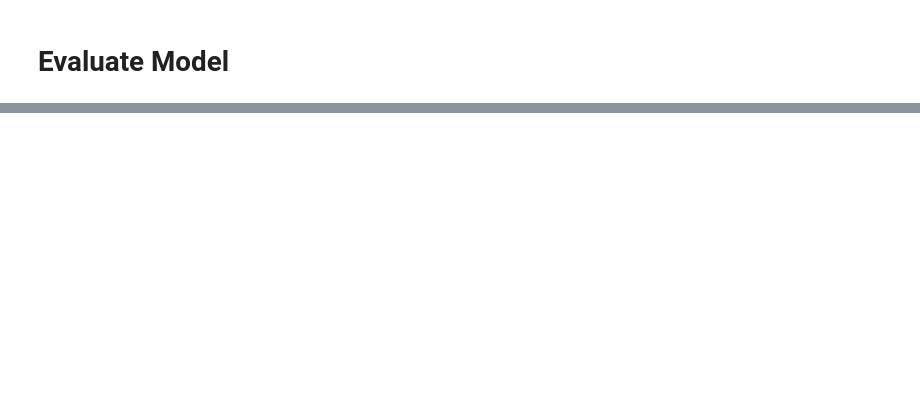
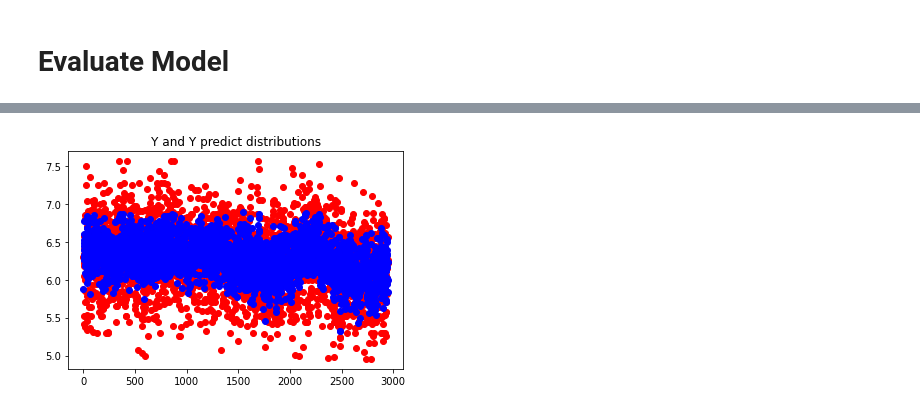
Before and after one commit to nghiatnh/MAI391-Return-Education, a Jupyter notebook: train_model.ipynb, the cells around one changed output, grey strips where cells are left out. Drawn from its saved outputs; the diff is of its cells as text; code cells hidden in the pictures; blank space fills up the shorter version.

```diff
--- a/train_model.ipynb
+++ b/train_model.ipynb
@@ -139,3 +139,11 @@ Test R-square: 0.40698013639963315
+# %%
+plt.plot(np.arange(0,Y.shape[0]),Y, 'ro')
+plt.plot(np.arange(0,Y.shape[0]),X @ beta, 'bo')
+plt.title("Y and Y predict distributions")
+plt.savefig("./distributions/y_and_y_pred.png")
+plt.show()
+# %% [output]
+[figure, added]
 # %%
 # Display distributions (Create distributions folder before run this code)
 plt.hist(Y)
```
Also changed, not shown: parts of 5 cells of this notebook, 5 other files.
